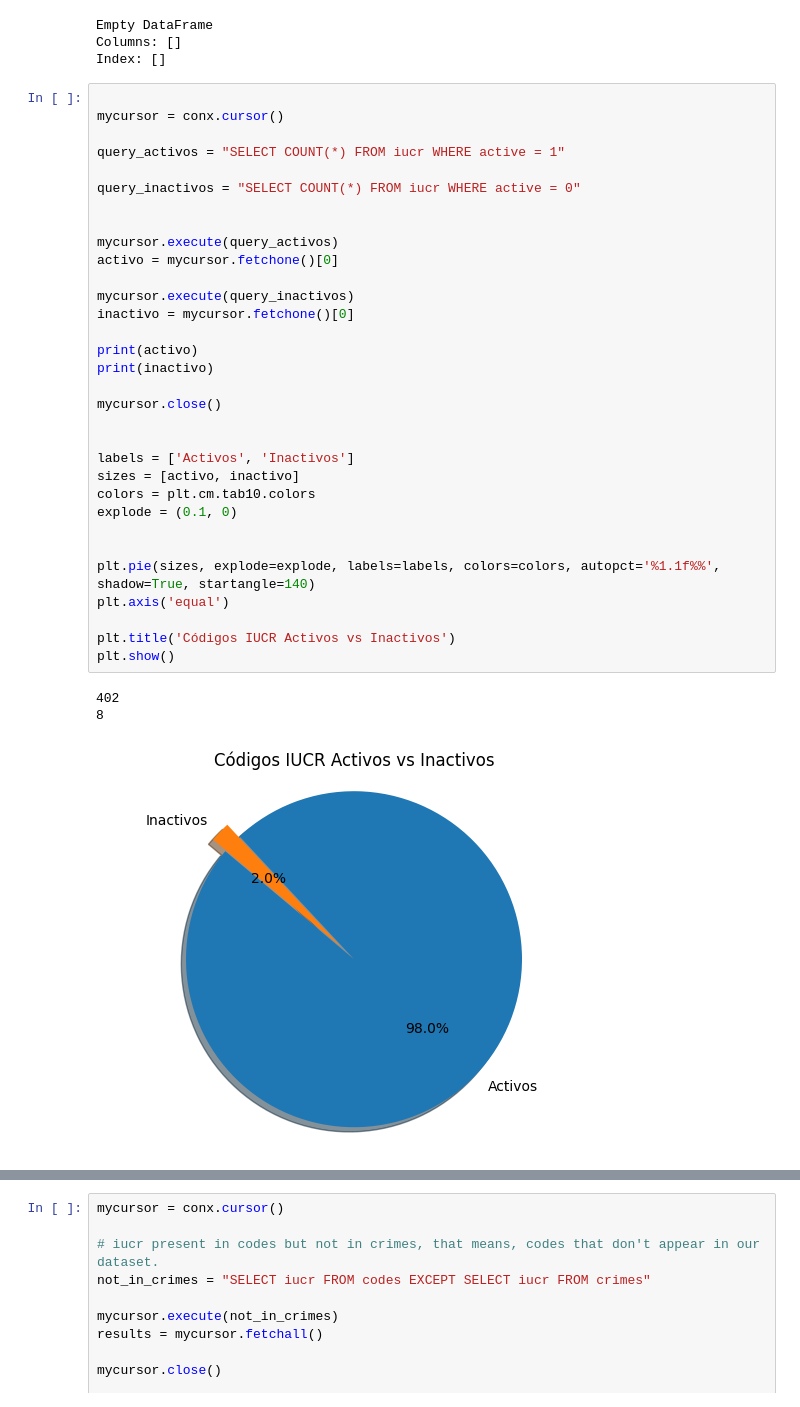
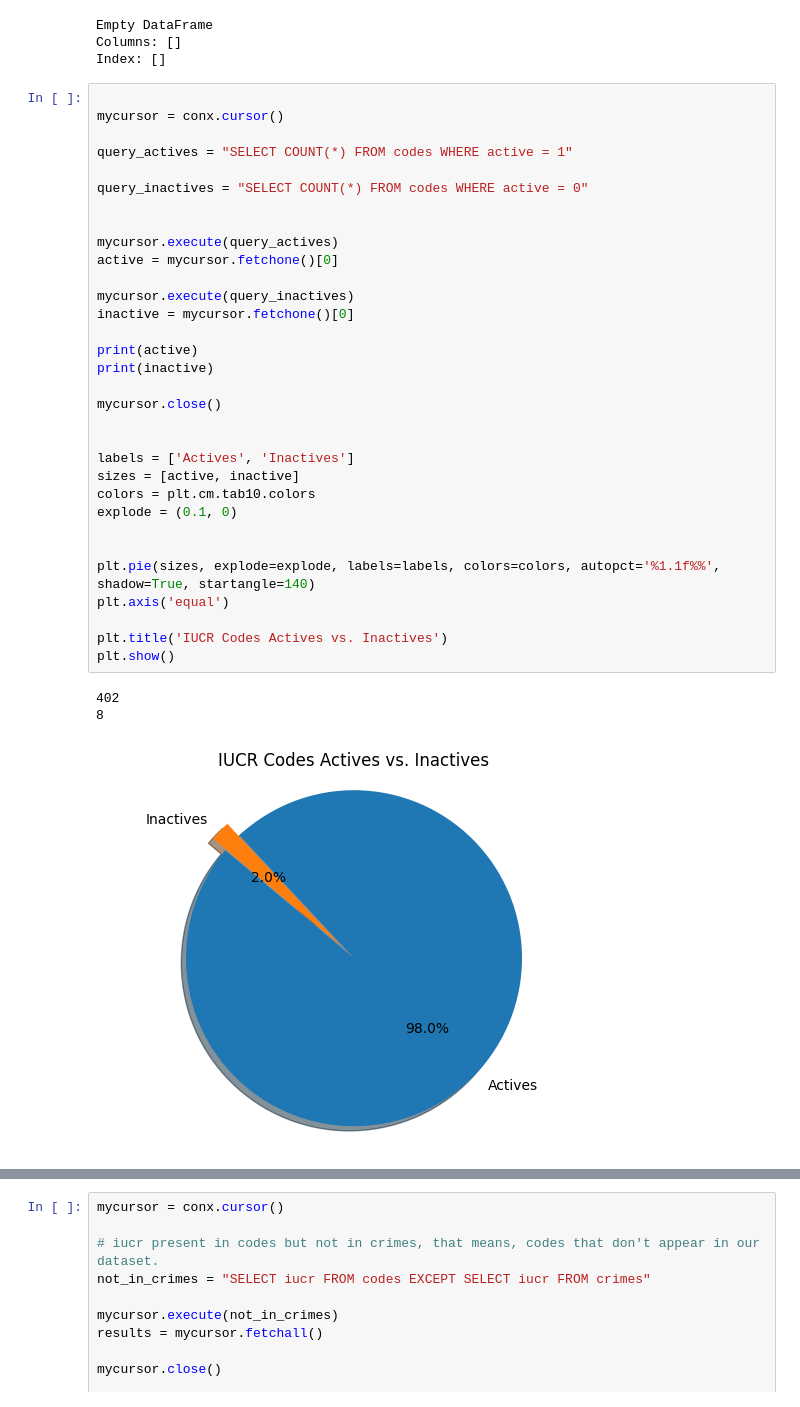
Before and after one commit to YOANGELICA/chicago_crimes_etl, a Jupyter notebook: api_eda.ipynb, the cells around one changed output, grey strips where cells are left out. Cells and saved outputs as stored; diff of their text form.

```diff
--- a/api_eda.ipynb
+++ b/api_eda.ipynb
@@ -315,36 +313,36 @@ Index: []
 # %%
 
 mycursor = conx.cursor()
 
-query_activos = "SELECT COUNT(*) FROM iucr WHERE active = 1"
+query_actives = "SELECT COUNT(*) FROM codes WHERE active = 1"
 
-query_inactivos = "SELECT COUNT(*) FROM iucr WHERE active = 0"
+query_inactives = "SELECT COUNT(*) FROM codes WHERE active = 0"
 
 
-mycursor.execute(query_activos)
-activo = mycursor.fetchone()[0]
+mycursor.execute(query_actives)
+active = mycursor.fetchone()[0]
 
-mycursor.execute(query_inactivos)
-inactivo = mycursor.fetchone()[0]
+mycursor.execute(query_inactives)
+inactive = mycursor.fetchone()[0]
 
-print(activo)
-print(inactivo)
+print(active)
+print(inactive)
 
 mycursor.close()
 
 
-labels = ['Activos', 'Inactivos']
-sizes = [activo, inactivo]
+labels = ['Actives', 'Inactives']
+sizes = [active, inactive]
 colors = plt.cm.tab10.colors
 explode = (0.1, 0)
 
 
 plt.pie(sizes, explode=explode, labels=labels, colors=colors, autopct='%1.1f%%', shadow=True, startangle=140)
 plt.axis('equal')
 
-plt.title('Códigos IUCR Activos vs Inactivos')
+plt.title('IUCR Codes Actives vs. Inactives')
 plt.show()
 # %% [output]
 402
 8
-[figure, old version]
+[figure, new version]
```
Also changed, not shown: parts of 7 cells of this notebook.
